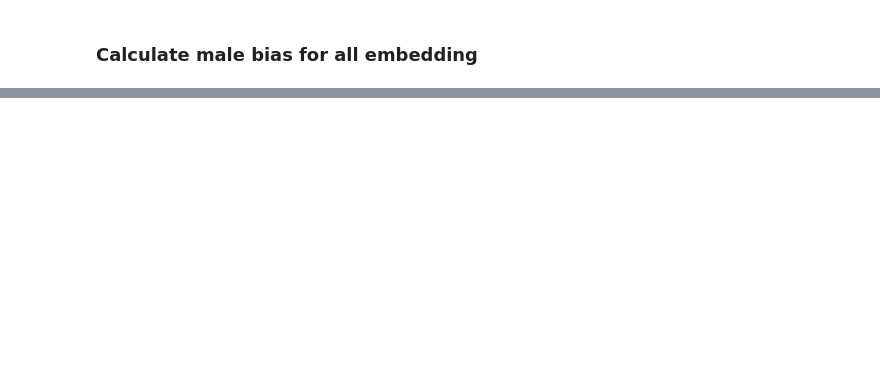
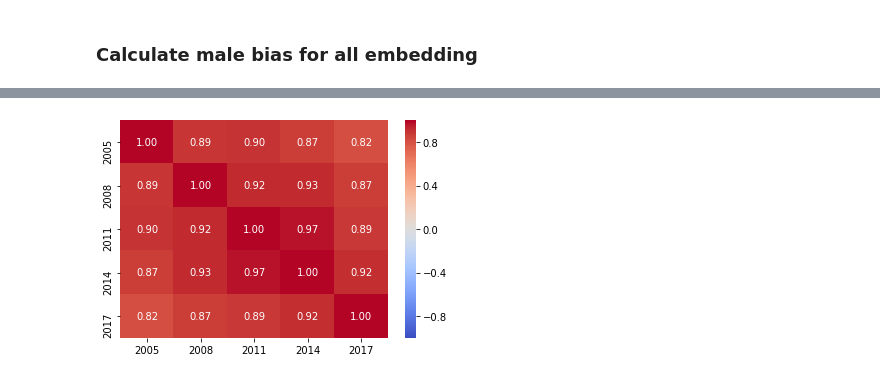
Before and after one commit to facevoid/newspaper-biasness-analysis, a Jupyter notebook: male_biases_over_years.ipynb, the cells around one changed output, grey strips where cells are left out. Cells and saved outputs as stored; diff of their text form; code cells hidden in the pictures; blank space fills up the shorter version.

```diff
--- a/male_biases_over_years.ipynb
+++ b/male_biases_over_years.ipynb
@@ -75,0 +93,7 @@ get_all_bias_in_single_plot_year_vs_label(male_bias_dict_for_all_embeddings, b2e
+# %%
+import pandas as pd
+df = pd.DataFrame.from_dict(male_bias_dict_for_all_embeddings)
+# %%
+get_correlation_heatmap(df=df)
+# %% [output]
+[figure, added]
```
Also changed, not shown: parts of 5 cells of this notebook, 11 other files.
